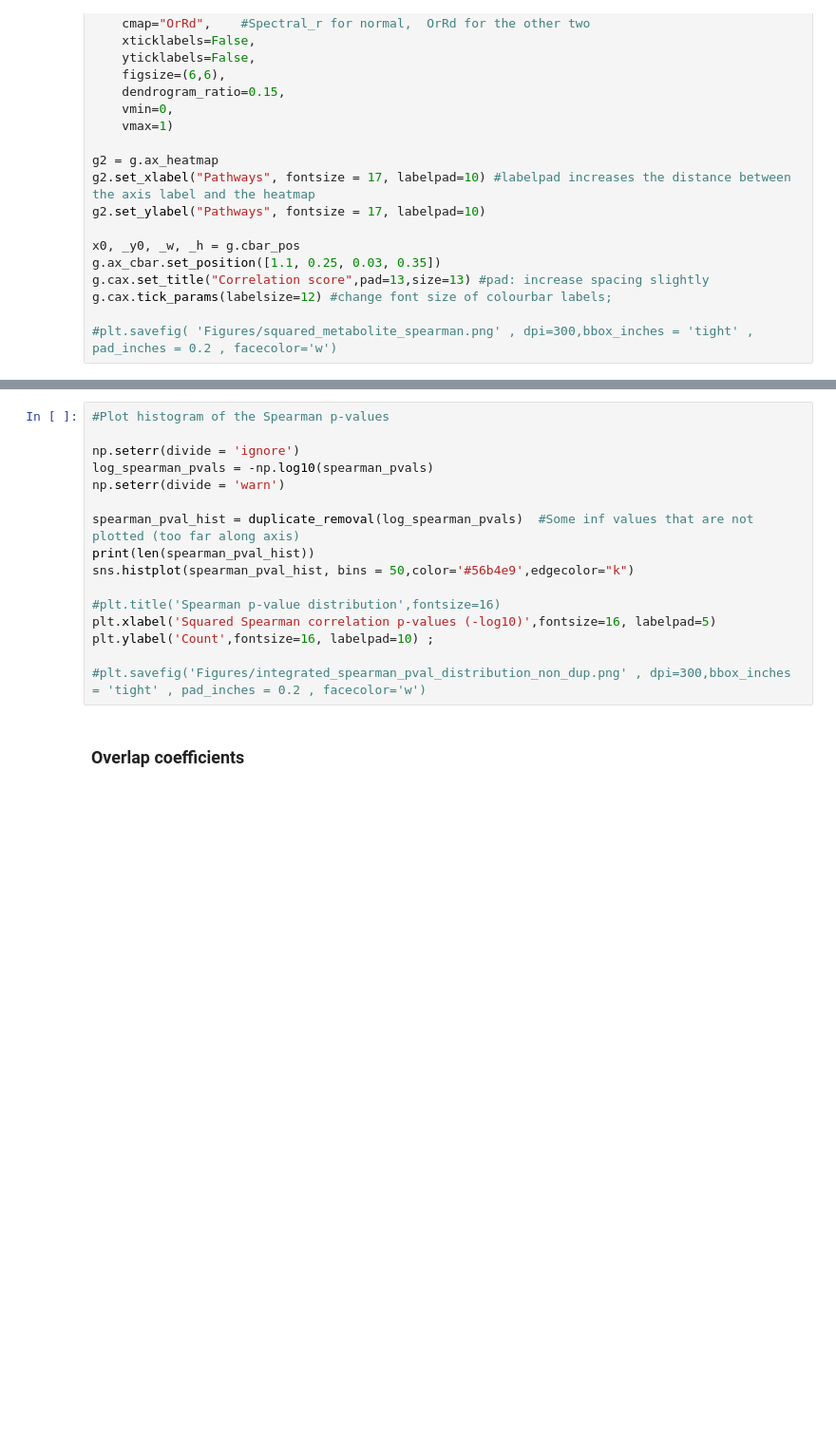
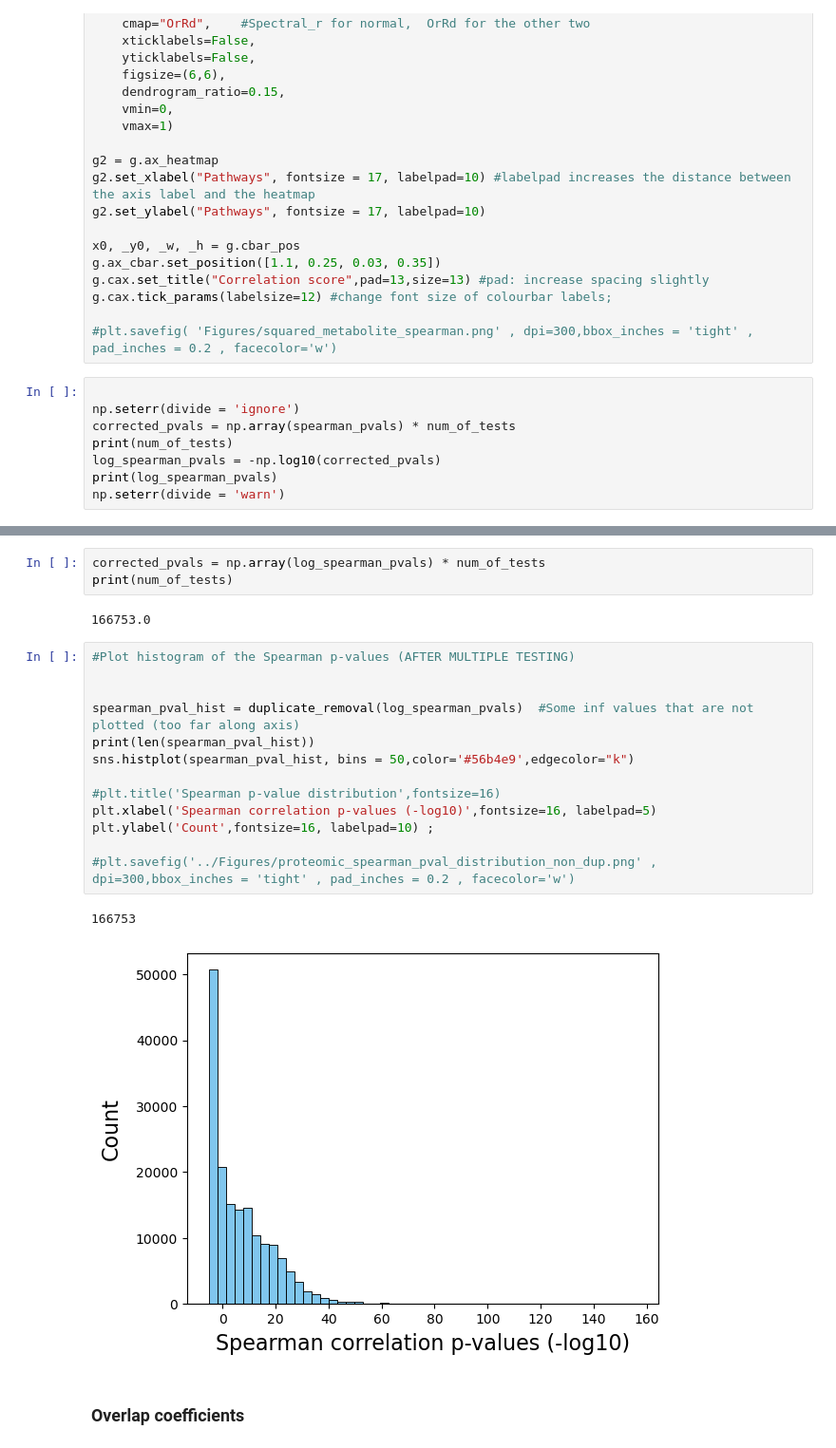
Before and after one commit to j-keung/multiomics-pathway-analysis, a Jupyter notebook: main_scripts/main_workflow.ipynb, the cells around one changed output, grey strips where cells are left out. Shown at 95% size. Cells and saved outputs as stored; diff of their text form; blank space fills up the shorter version.

```diff
--- a/main_scripts/main_workflow.ipynb
+++ b/main_scripts/main_workflow.ipynb
@@ -688,3 +728,11 @@ g.cax.set_title("Correlation score",pad=13,size=13) #pad: increase spacing sligh
 g.cax.tick_params(labelsize=12) #change font size of colourbar labels;
 
 #plt.savefig( 'Figures/squared_metabolite_spearman.png' , dpi=300,bbox_inches = 'tight' , pad_inches = 0.2 , facecolor='w')
+# %%
+
+np.seterr(divide = 'ignore')
+corrected_pvals = np.array(spearman_pvals) * num_of_tests
+print(num_of_tests)
+log_spearman_pvals = -np.log10(corrected_pvals)
+print(log_spearman_pvals)
+np.seterr(divide = 'warn')
@@ -691,19 +755,24 @@ g.cax.tick_params(labelsize=12) #change font size of colourbar labels;
+# %%
+corrected_pvals = np.array(log_spearman_pvals) * num_of_tests
+print(num_of_tests)
+# %% [output]
+166753.0
 # %%
-#Plot histogram of the Spearman p-values
+#Plot histogram of the Spearman p-values (AFTER MULTIPLE TESTING)
 
-np.seterr(divide = 'ignore')
-log_spearman_pvals = -np.log10(spearman_pvals)
-np.seterr(divide = 'warn')
 
 spearman_pval_hist = duplicate_removal(log_spearman_pvals)  #Some inf values that are not plotted (too far along axis)
 print(len(spearman_pval_hist))
 sns.histplot(spearman_pval_hist, bins = 50,color='#56b4e9',edgecolor="k")
 
 #plt.title('Spearman p-value distribution',fontsize=16)
-plt.xlabel('Squared Spearman correlation p-values (-log10)',fontsize=16, labelpad=5)
+plt.xlabel('Spearman correlation p-values (-log10)',fontsize=16, labelpad=5)
 plt.ylabel('Count',fontsize=16, labelpad=10) ;
 
-#plt.savefig('Figures/integrated_spearman_pval_distribution_non_dup.png' , dpi=300,bbox_inches = 'tight' , pad_inches = 0.2 , facecolor='w')
+#plt.savefig('../Figures/proteomic_spearman_pval_distribution_non_dup.png' , dpi=300,bbox_inches = 'tight' , pad_inches = 0.2 , facecolor='w')
+# %% [output]
+166753
+[figure, added]
 # %% [markdown]
 ### Overlap coefficients
 # %% [markdown]
```
Also changed, not shown: parts of 6 cells of this notebook, 4 other files.
